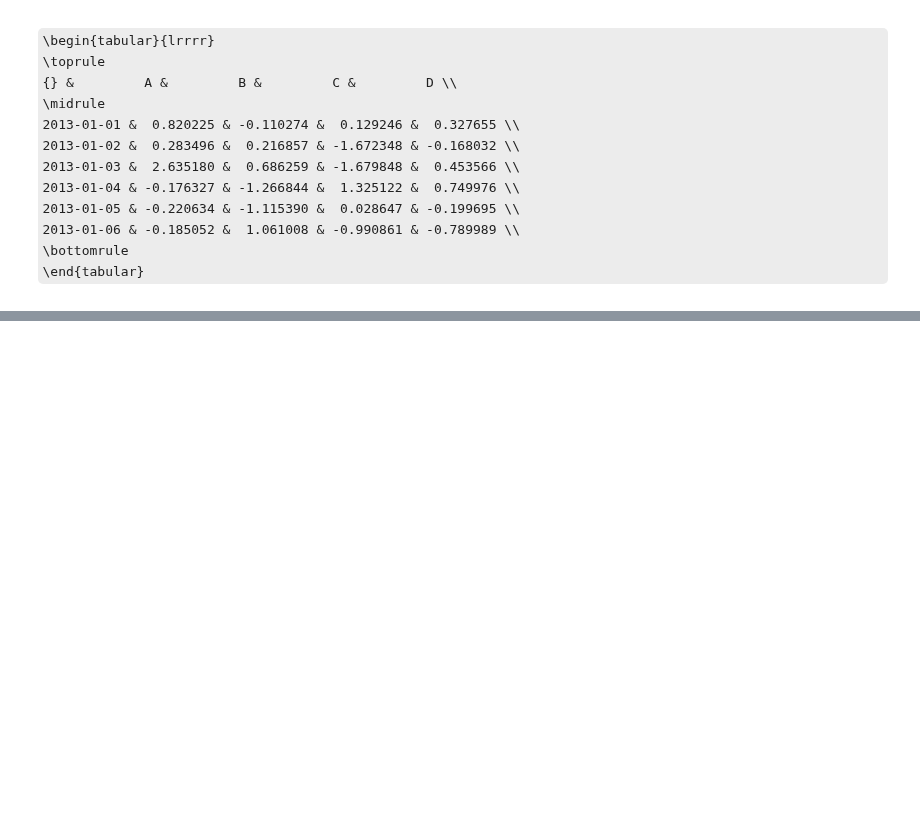
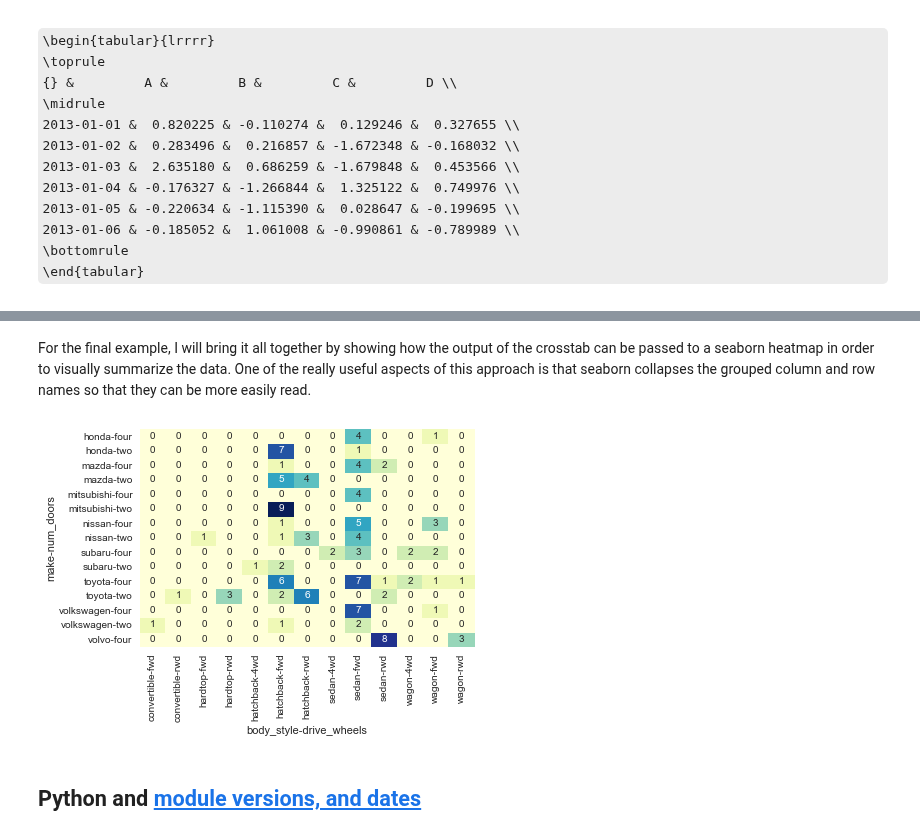
Before and after one commit to NelisW/PythonNotesToSelf, a Jupyter notebook: PandasCheatSheet.ipynb, the cells around one changed output, grey strips where cells are left out. Saved outputs shown, nothing was run; the diff lists cells and outputs as text; code cells hidden in the pictures; some formulas as TeX source; blank space fills up the shorter version.

```diff
--- a/PandasCheatSheet.ipynb
+++ b/PandasCheatSheet.ipynb
@@ -3061,0 +3382,21 @@ The version_information extension is already loaded. To reload it, use:
+# %%
+import pandas as pd
+import seaborn as sns
+
+# Define the headers since the data does not have any
+headers = ["symboling", "normalized_losses", "make", "fuel_type", "aspiration",
+           "num_doors", "body_style", "drive_wheels", "engine_location",
+           "wheel_base", "length", "width", "height", "curb_weight",
+           "engine_type", "num_cylinders", "engine_size", "fuel_system",
+           "bore", "stroke", "compression_ratio", "horsepower", "peak_rpm",
+           "city_mpg", "highway_mpg", "price"]
+
+# Read in the CSV file and convert "?" to NaN
+df_raw = pd.read_csv("data/imports-85.data",
+                     header=None, names=headers, na_values="?" )
+
+# Define a list of models that we want to review
+models = ["toyota","nissan","mazda", "honda", "mitsubishi", "subaru", "volkswagen", "volvo"]
+
+# Create a copy of the data with only the top 8 manufacturers
+df = df_raw[df_raw.make.isin(models)].copy()
@@ -3061,0 +3574,9 @@ The version_information extension is already loaded. To reload it, use:
+# %% [markdown]
+For the final example, I will bring it all together by showing how the output of the crosstab can be passed to a seaborn heatmap in order to visually summarize the data.   One of the really useful aspects of this approach is that seaborn collapses the grouped column and row names so that they can be more easily read.
+# %%
+sns.heatmap(pd.crosstab([df.make, df.num_doors], [df.body_style, df.drive_wheels]),
+            cmap="YlGnBu", annot=True, cbar=False);
+# %% [output]
+[figure, added]
+# %% [markdown]
+## Python and [module versions, and dates](https://github.com/rasbt/watermark)
```
Also changed, not shown: parts of 57 cells of this notebook, 2 other files.
